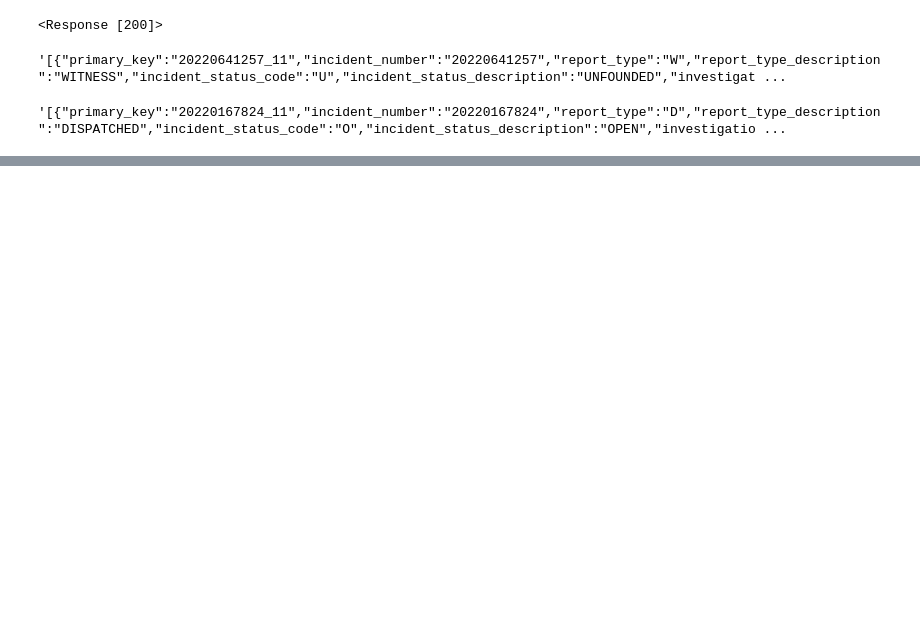
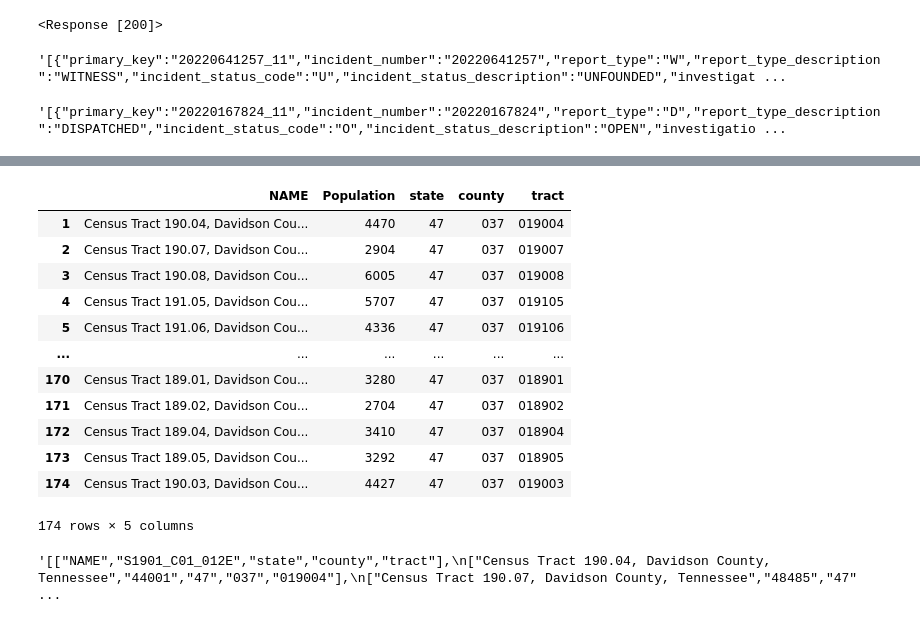
Before and after one commit to nss-data-science-cohort-6/api_project-jolly_ranchers, a Jupyter notebook: JR_API.ipynb, the cells around one changed output, grey strips where cells are left out. Drawn from its saved outputs; the diff is of its cells as text; code cells hidden in the pictures; blank space fills up the shorter version.

```diff
--- a/JR_API.ipynb
+++ b/JR_API.ipynb
@@ -23,0 +118,30 @@ response.text
+# %%
+header = acs_pop.iloc[0]
+acs_pop = acs_pop[1:]
+acs_pop.columns = header
+# %%
+acs_pop = acs_pop.rename(columns={'B01001_001E':'Population'})
+# %%
+acs_pop
+# %% [output]
+|  | NAME | Population | state | county | tract |
+| 1 | Census Tract 190.04, Davidson Cou... | 4470 | 47 | 037 | 019004 |
+| 2 | Census Tract 190.07, Davidson Cou... | 2904 | 47 | 037 | 019007 |
+| 3 | Census Tract 190.08, Davidson Cou... | 6005 | 47 | 037 | 019008 |
+| 4 | Census Tract 191.05, Davidson Cou... | 5707 | 47 | 037 | 019105 |
+| 5 | Census Tract 191.06, Davidson Cou... | 4336 | 47 | 037 | 019106 |
+| ... | ... | ... | ... | ... | ... |
+| 170 | Census Tract 189.01, Davidson Cou... | 3280 | 47 | 037 | 018901 |
+| 171 | Census Tract 189.02, Davidson Cou... | 2704 | 47 | 037 | 018902 |
+| 172 | Census Tract 189.04, Davidson Cou... | 3410 | 47 | 037 | 018904 |
+| 173 | Census Tract 189.05, Davidson Cou... | 3292 | 47 | 037 | 018905 |
+| 174 | Census Tract 190.03, Davidson Cou... | 4427 | 47 | 037 | 019003 |
+174 rows × 5 columns
+# %%
+endpoint_medinc = 'https://api.census.gov/data/2020/acs/acs5/subject?get=NAME,S1901_C01_012E&for=tract:*&in=state:47&in=county:037'
+
+response = requests.get(endpoint_medinc)
+
+response.text
+# %% [output]
+'[["NAME","S1901_C01_012E","state","county","tract"],\n["Census Tract 190.04, Davidson County, Tennessee","44001","47","037","019004"],\n["Census Tract 190.07, Davidson County, Tennessee","48485","47" ...
```
Also changed, not shown: parts of 26 cells of this notebook.
